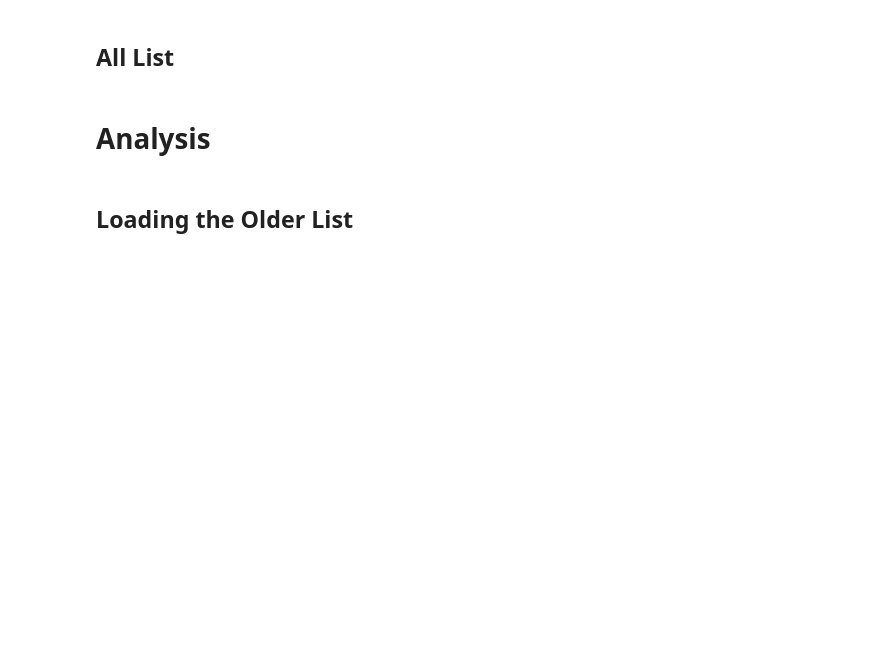
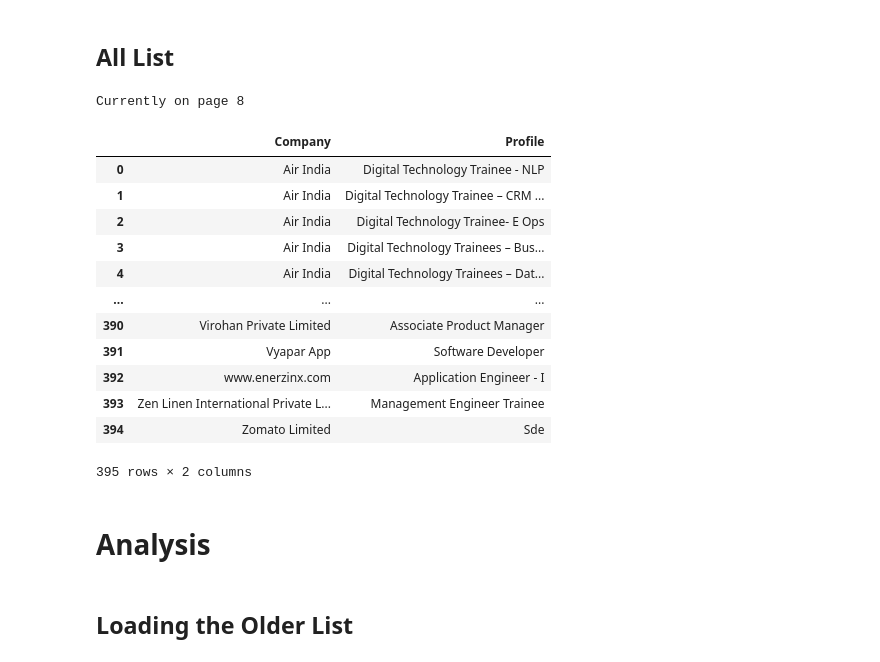
Before and after one commit to Hari31416/Placement, a Jupyter notebook: Companies/All_Companies.ipynb, the cells around one changed output. Drawn from its saved outputs; the diff is of its cells as text; code cells hidden in the pictures; blank space fills up the shorter version.

```diff
--- a/Companies/All_Companies.ipynb
+++ b/Companies/All_Companies.ipynb
@@ -105,4 +105,6 @@ url = "https://ocs.iitd.ac.in/portal/student/companies"
 class1= "mat-select-value-3"
 class2 = "mat-option-10"
 max_rows = list_companies(url = url, class1=class1, class2=class2)
-# all_df = result(max_rows=max_rows)
+all_df = result(max_rows=max_rows)
+# %% [output]
+Currently on page 8
@@ -111,3 +111,19 @@ max_rows = list_companies(url = url, class1=class1, class2=class2)
+# %%
+all_df
+# %% [output]
+|  | Company | Profile |
+| 0 | Air India | Digital Technology Trainee - NLP |
+| 1 | Air India | Digital Technology Trainee – CRM ... |
+| 2 | Air India | Digital Technology Trainee- E Ops |
+| 3 | Air India | Digital Technology Trainees – Bus... |
+| 4 | Air India | Digital Technology Trainees – Dat... |
+| ... | ... | ... |
+| 390 | Virohan Private Limited | Associate Product Manager |
+| 391 | Vyapar App | Software Developer |
+| 392 | www.enerzinx.com | Application Engineer - I |
+| 393 | Zen Linen International Private L... | Management Engineer Trainee |
+| 394 | Zomato Limited | Sde |
+395 rows × 2 columns
 # %%
 logout()
 # %%
```
Also changed, not shown: parts of 9 cells of this notebook, 21 other files.
